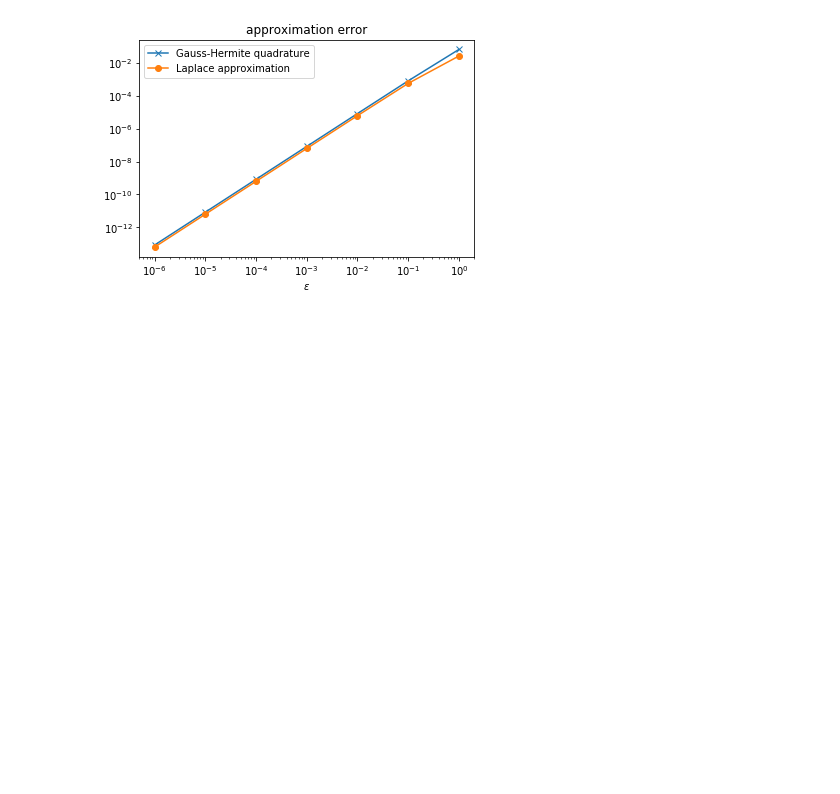
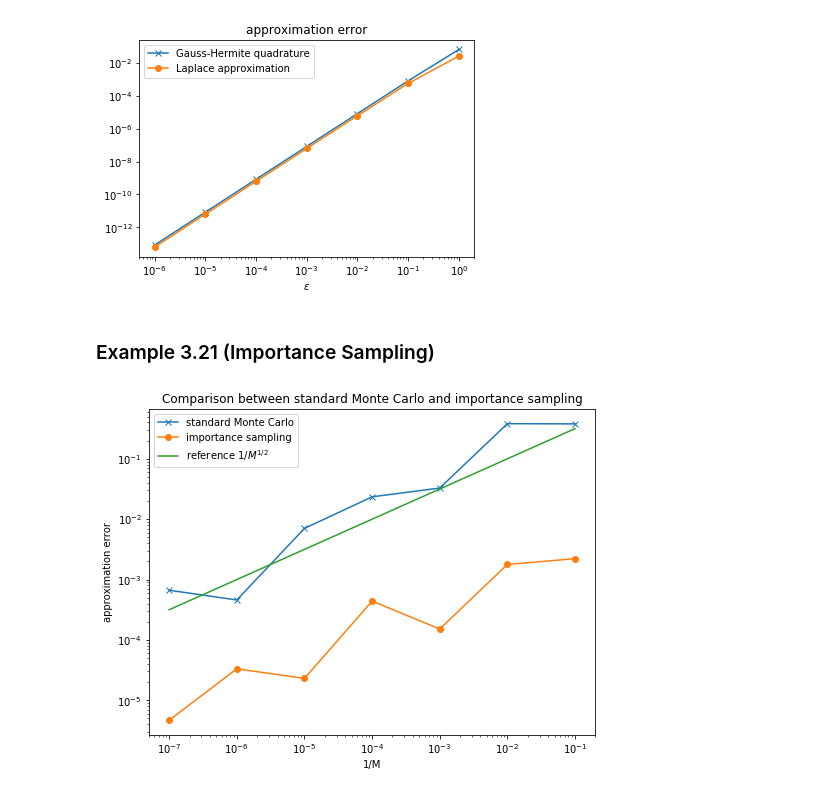
Before and after one commit to ray-chew/probabilistic_forecasting_examples, a Jupyter notebook: Chapter 3.ipynb, the cells around one changed output. Drawn from its saved outputs; the diff is of its cells as text; code cells hidden in the pictures; blank space fills up the shorter version.

```diff
--- a/Chapter 3.ipynb
+++ b/Chapter 3.ipynb
@@ -140,3 +140,38 @@ plt.legend()
 plt.show()
 # %% [output]
 [figure]
+# %% [markdown]
+### Example 3.21 (Importance Sampling)
+# %%
+n = np.arange(1,8)
+n = np.array([10**i for i in n])
+N = len(n)
+
+# Exact value
+Iexact = 10./101 - (10. * np.cos(1.) - np.sin(1.)) / (101. * np.exp(10.))
+
+I1 = np.zeros((N))
+I2 = np.zeros((N))
+
+# Standard MC sampling
+for i in range(N):
+    x = np.random.rand(n[i])
+    I1[i] = np.mean(np.cos(x) * np.exp(-10.*x))
+
+# Importance sampling
+for i in range(N):
+    u = np.random.rand(n[i])
+    x = -0.1 * np.log(1. - u + u * np.exp(-10.))
+    I2[i] = np.mean(np.cos(x)) / 10. * (1. - np.exp(-10.))
+
+fig4 = plt.figure(figsize=(8,6))
+plt.loglog(1./n,np.abs(I1 - Iexact) / Iexact, '-x', label="standard Monte Carlo")
+plt.loglog(1./n,np.abs(I2 - Iexact) / Iexact, '-o', label="importance sampling")
+plt.loglog(1./n,1./np.sqrt(n), label=r"reference $1/M^{1/2}$")
+plt.xlabel("1/M")
+plt.ylabel("approximation error")
+plt.title("Comparison between standard Monte Carlo and importance sampling")
+plt.legend()
+plt.show()
+# %% [output]
+[figure, added]
```
Also changed, not shown: parts of 2 cells of this notebook.
